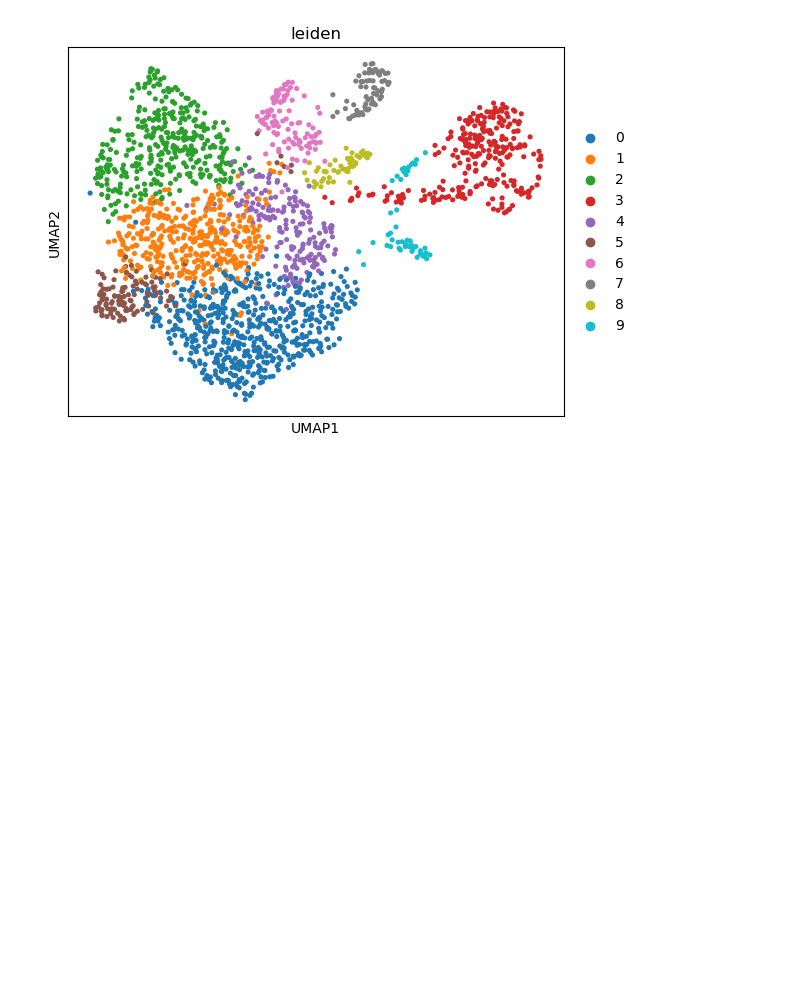
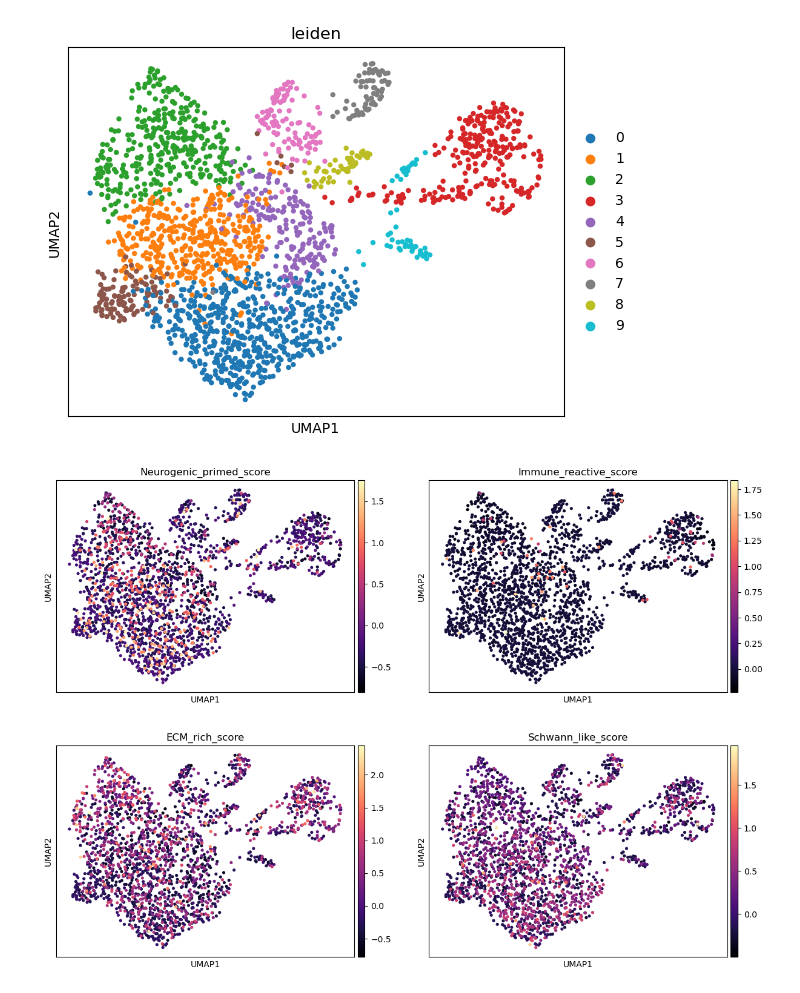
Before and after one commit to HaeunKim45/NIM_practice, a Jupyter notebook: Kong(2023)_CO_STR.ipynb, the cells around one changed output. Saved outputs shown, nothing was run; the diff lists cells and outputs as text; code cells hidden in the pictures; blank space fills up the shorter version.

```diff
--- a/Kong(2023)_CO_STR.ipynb
+++ b/Kong(2023)_CO_STR.ipynb
@@ -297,8 +305,16 @@ sc.pl.umap(gadata_CO, color=['leiden'])
 [figure]
 # %%
 glial_markers = {
-    "Canonical EGC": ["GFAP", "PLP1", "SOX10", "S100B"],
-    "Neurogenic-primed": ["ASCL1", "PHOX2B", "NES"],
-    "Immune-reactive": ["ISG15", "IFI44L", "CD74"],
-    "ECM-rich": ["COL20A1", "BCAN", "FBLN2"]
+    "Neurogenic_primed": ["FABP7", "SOX2", "NESTIN"],
+    "Immune_reactive": ["MHC2RA", "IL6", "CXCL10"],
+    "ECM_rich": ["COL1A1", "FN1", "TNC"],
+    "Schwann_like": ["MPZ", "PRX", "EGR2", "MBP"]
 }
+# %%
+for ct, genes in glial_markers.items():
+    valid_genes = [g for g in genes if g in gadata_CO.raw.var_names]
+    sc.tl.score_genes(gadata_CO, gene_list=valid_genes, score_name=f"{ct}_score", use_raw=True)
+# %%
+sc.pl.umap(gadata_CO, color=[f"{ct}_score" for ct in glial_markers], cmap="magma", ncols=2)
+# %% [output]
+[figure, added]
```
Also changed, not shown: parts of 3 cells of this notebook, 1 other file.
